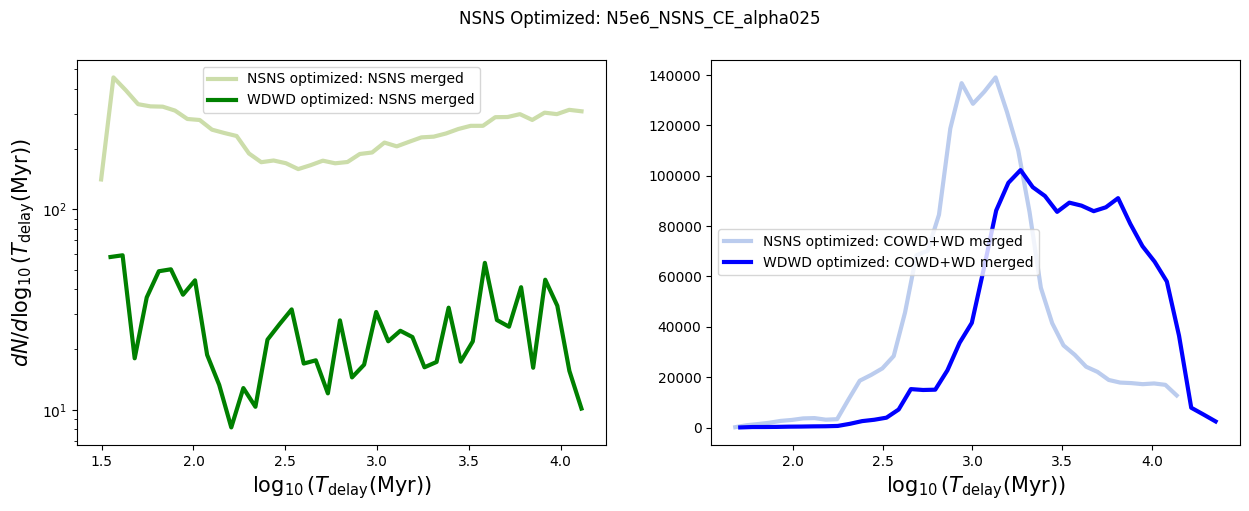
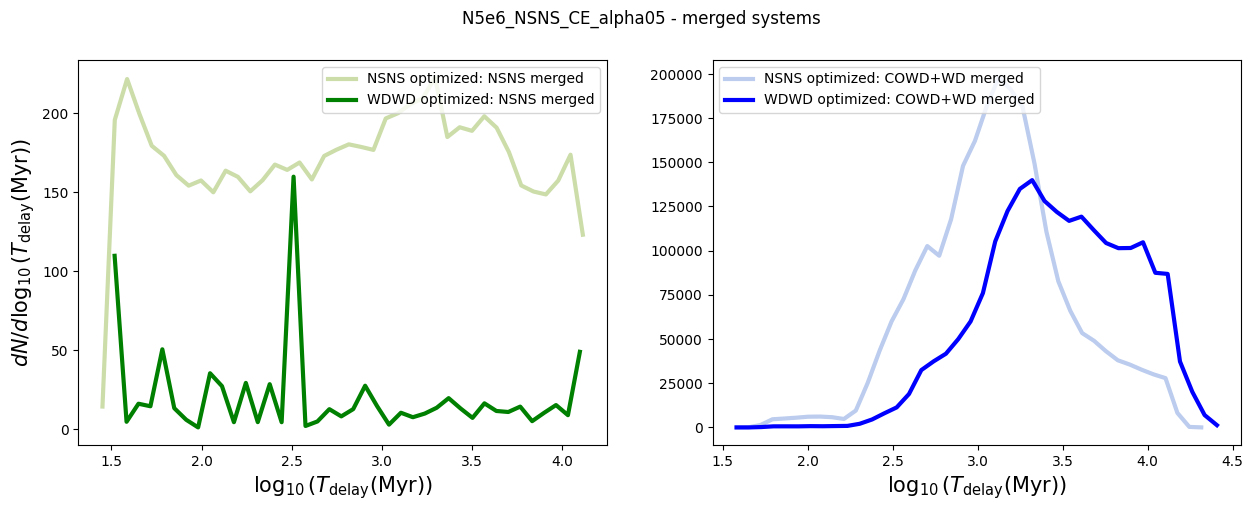
The change to this notebook cell's code, shown as a diff; its figure went from the first image to the second:
--- before
+++ after
@@ -25,6 +25,6 @@
 axs[0].set_xlabel(r'$\log_{10}(T_{\mathrm{delay}}(\mathrm{Myr}))$', fontsize=15)
 
-axs[0].legend()
-axs[0].set_yscale('log')
+axs[0].legend(loc='upper right')
+# axs[0].set_yscale('log')
 
 # WDWD
@@ -47,5 +47,5 @@
 axs[1].set_xlabel(r'$\log_{10}(T_{\mathrm{delay}}(\mathrm{Myr}))$', fontsize=15)
 
-axs[1].legend()
+axs[1].legend(loc='upper left')
 
-fig.suptitle('NSNS Optimized: N5e6_NSNS_CE_alpha025')
+fig.suptitle('N5e6_NSNS_CE_alpha05 - merged systems')

Commit: delay time dist